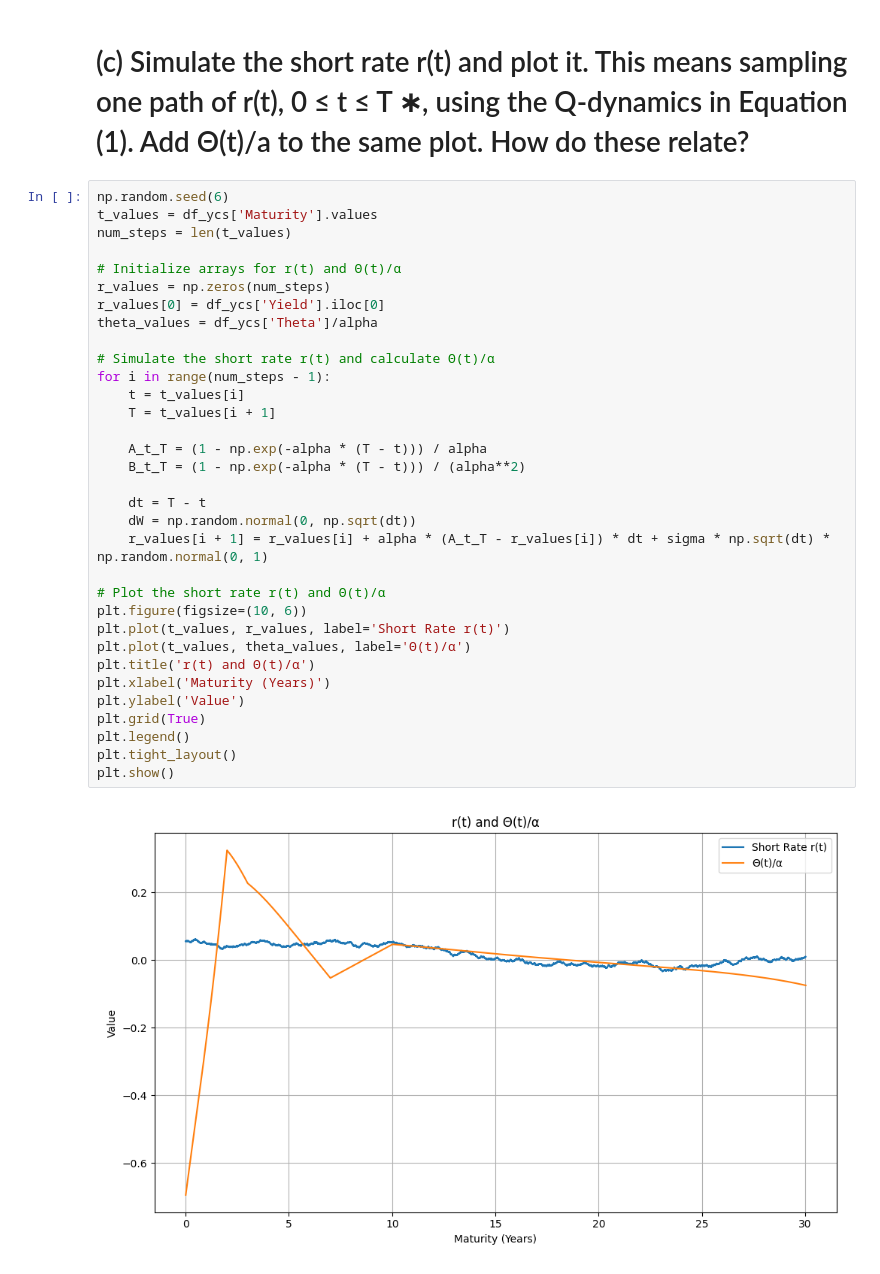
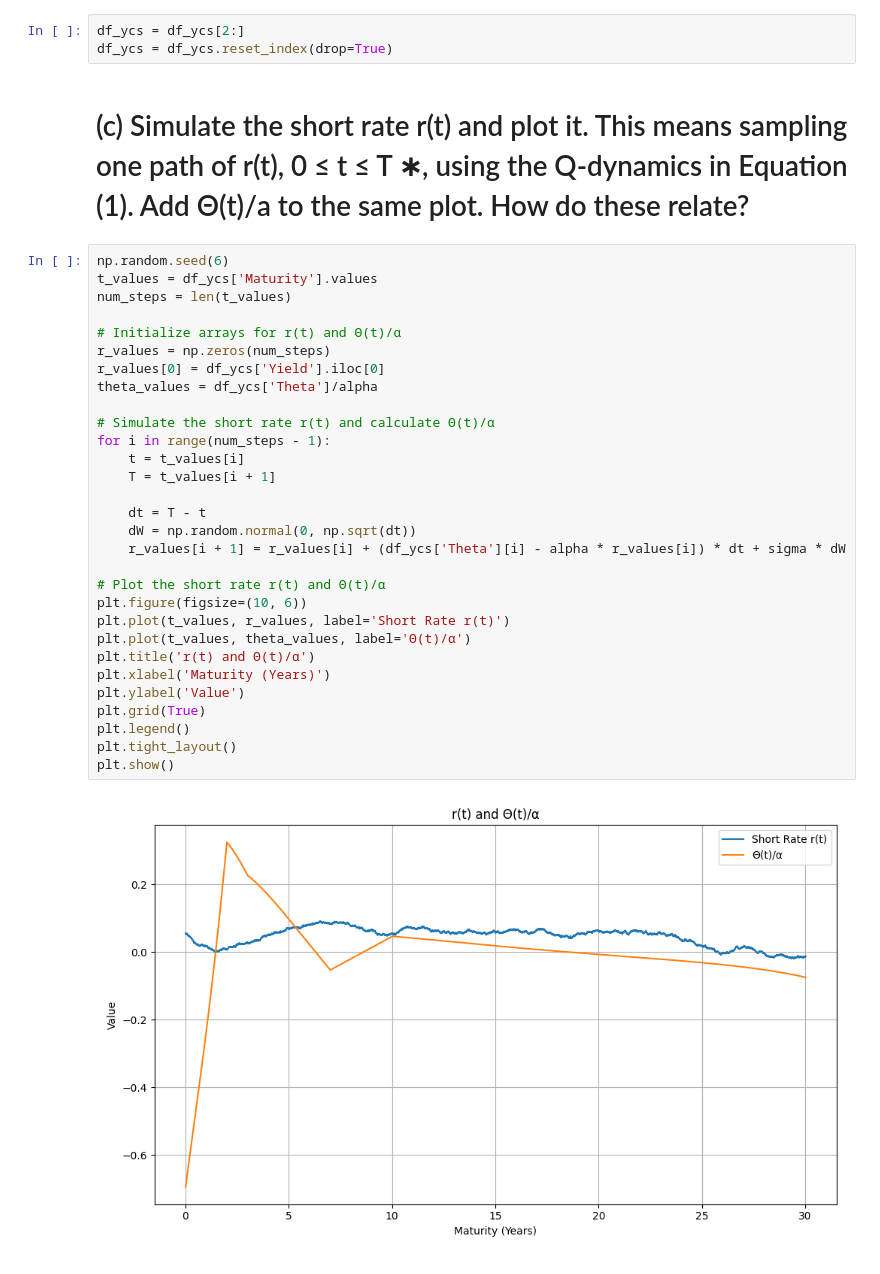
Before and after one commit to pangjunrong/KTH-Hull-White-Calibration, a Jupyter notebook: Project2.ipynb, the cells around one changed output. Saved outputs shown, nothing was run; the diff lists cells and outputs as text.

```diff
--- a/Project2.ipynb
+++ b/Project2.ipynb
@@ -99,37 +104,37 @@ plt.show()
+# %%
+df_ycs = df_ycs[2:]
+df_ycs = df_ycs.reset_index(drop=True)
 # %% [markdown]
 # (c) Simulate the short rate r(t) and plot it. This means sampling one path of r(t), 0 ≤ t ≤ T ∗, using the Q-dynamics in Equation (1). Add Θ(t)/a to the same plot. How do these relate?
 # %%
 np.random.seed(6)
 t_values = df_ycs['Maturity'].values
 num_steps = len(t_values)
 
 # Initialize arrays for r(t) and Θ(t)/α
 r_values = np.zeros(num_steps)
 r_values[0] = df_ycs['Yield'].iloc[0]
 theta_values = df_ycs['Theta']/alpha
 
 # Simulate the short rate r(t) and calculate Θ(t)/α
 for i in range(num_steps - 1):
     t = t_values[i]
     T = t_values[i + 1]
 
-    A_t_T = (1 - np.exp(-alpha * (T - t))) / alpha
-    B_t_T = (1 - np.exp(-alpha * (T - t))) / (alpha**2)
-
     dt = T - t
     dW = np.random.normal(0, np.sqrt(dt))
-    r_values[i + 1] = r_values[i] + alpha * (A_t_T - r_values[i]) * dt + sigma * np.sqrt(dt) * np.random.normal(0, 1)
+    r_values[i + 1] = r_values[i] + (df_ycs['Theta'][i] - alpha * r_values[i]) * dt + sigma * dW
 
 # Plot the short rate r(t) and Θ(t)/α
 plt.figure(figsize=(10, 6))
 plt.plot(t_values, r_values, label='Short Rate r(t)')
 plt.plot(t_values, theta_values, label='Θ(t)/α')
 plt.title('r(t) and Θ(t)/α')
 plt.xlabel('Maturity (Years)')
 plt.ylabel('Value')
 plt.grid(True)
 plt.legend()
 plt.tight_layout()
 plt.show()
 # %% [output]
-[figure, old version]
+[figure, new version]
```
Also changed, not shown: parts of 9 cells of this notebook.
